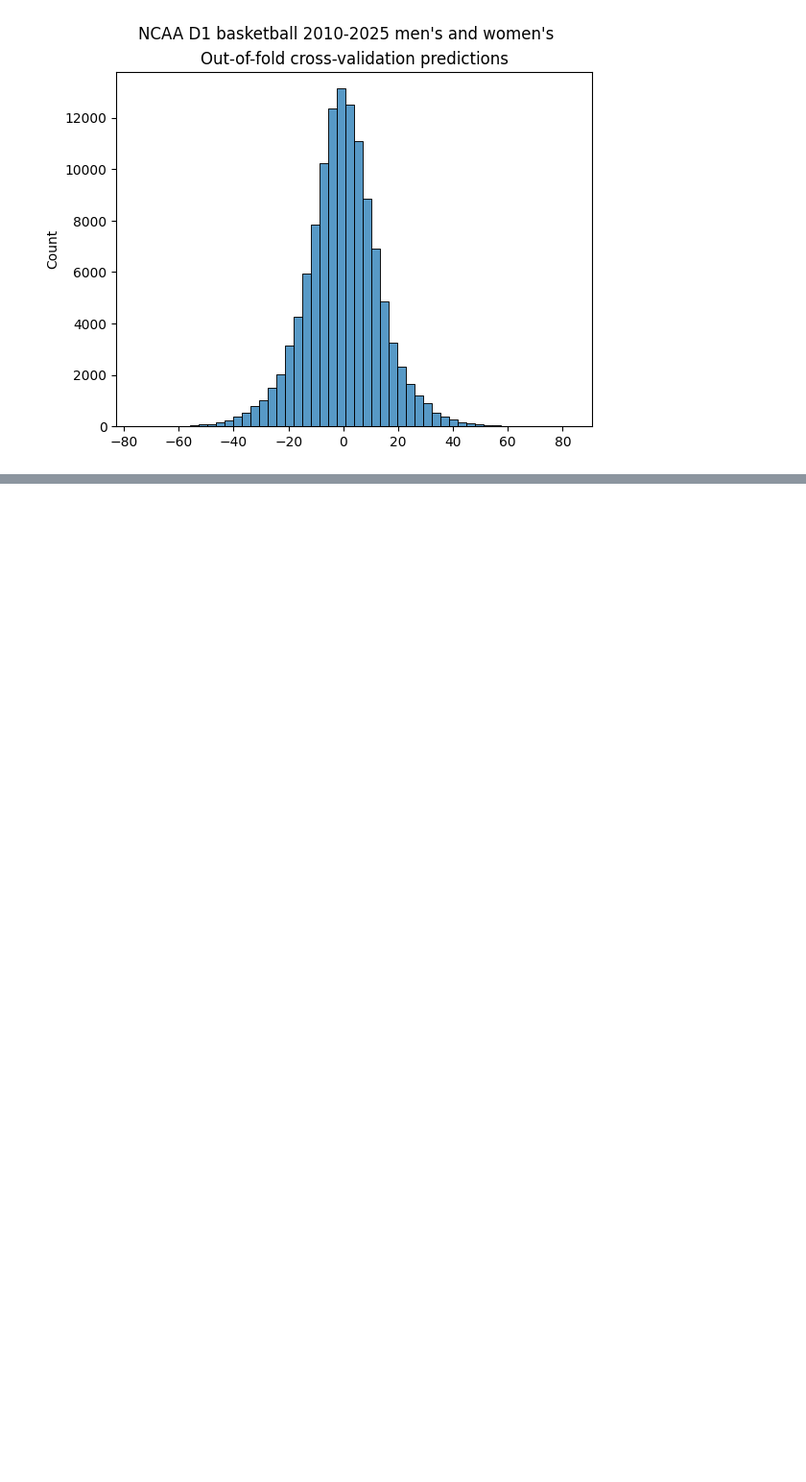
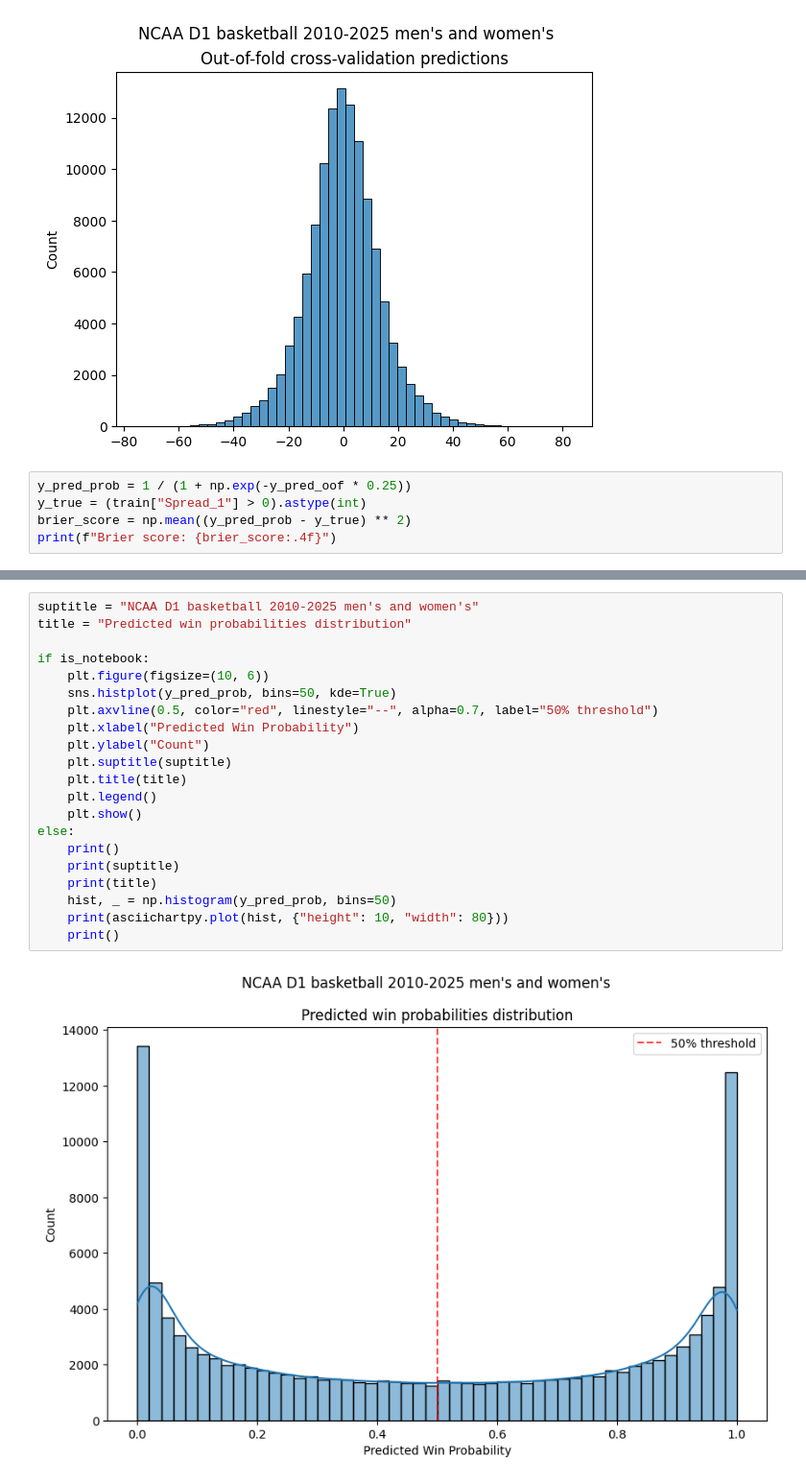
Before and after one commit to bedwards/mania, a Jupyter notebook: working/spread.ipynb, the cells around one changed output, grey strips where cells are left out. Shown at 96% size. Cells and saved outputs as stored; diff of their text form; blank space fills up the shorter version.

Commit message:
plot predicted point spreads and win probabilities, calculate Brier score

```diff
--- a/working/spread.ipynb
+++ b/working/spread.ipynb
@@ -516,3 +519,8 @@ else:
     print()
 # %% [output]
 [figure]
+# %%
+y_pred_prob = 1 / (1 + np.exp(-y_pred_oof * 0.25))
+y_true = (train["Spread_1"] > 0).astype(int)
+brier_score = np.mean((y_pred_prob - y_true) ** 2)
+print(f"Brier score: {brier_score:.4f}")
@@ -518,0 +559,23 @@ else:
+# %%
+suptitle = "NCAA D1 basketball 2010-2025 men's and women's"
+title = "Predicted win probabilities distribution"
+
+if is_notebook:
+    plt.figure(figsize=(10, 6))
+    sns.histplot(y_pred_prob, bins=50, kde=True)
+    plt.axvline(0.5, color="red", linestyle="--", alpha=0.7, label="50% threshold")
+    plt.xlabel("Predicted Win Probability")
+    plt.ylabel("Count")
+    plt.suptitle(suptitle)
+    plt.title(title)
+    plt.legend()
+    plt.show()
+else:
+    print()
+    print(suptitle)
+    print(title)
+    hist, _ = np.histogram(y_pred_prob, bins=50)
+    print(asciichartpy.plot(hist, {"height": 10, "width": 80}))
+    print()
+# %% [output]
+[figure, added]
```
Also changed, not shown: parts of 4 cells of this notebook, 3 other files.
